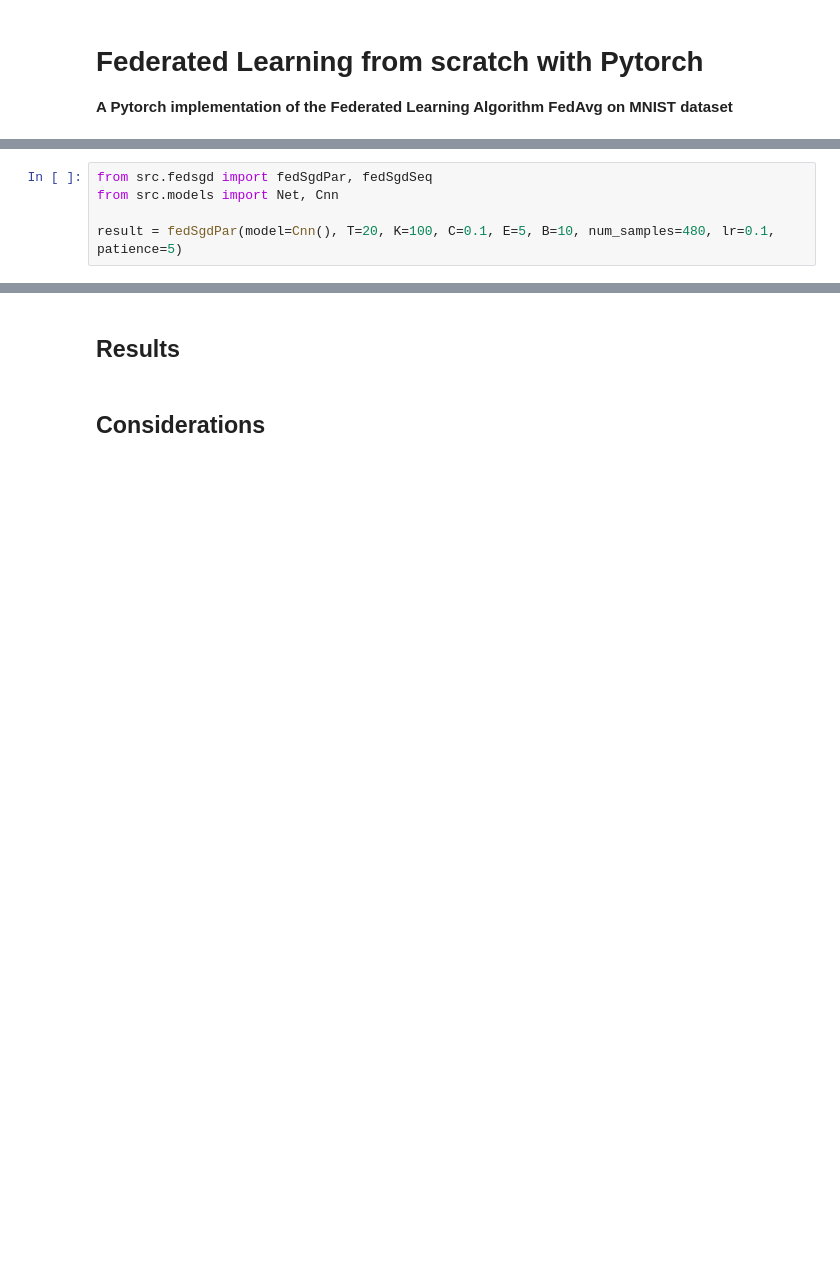
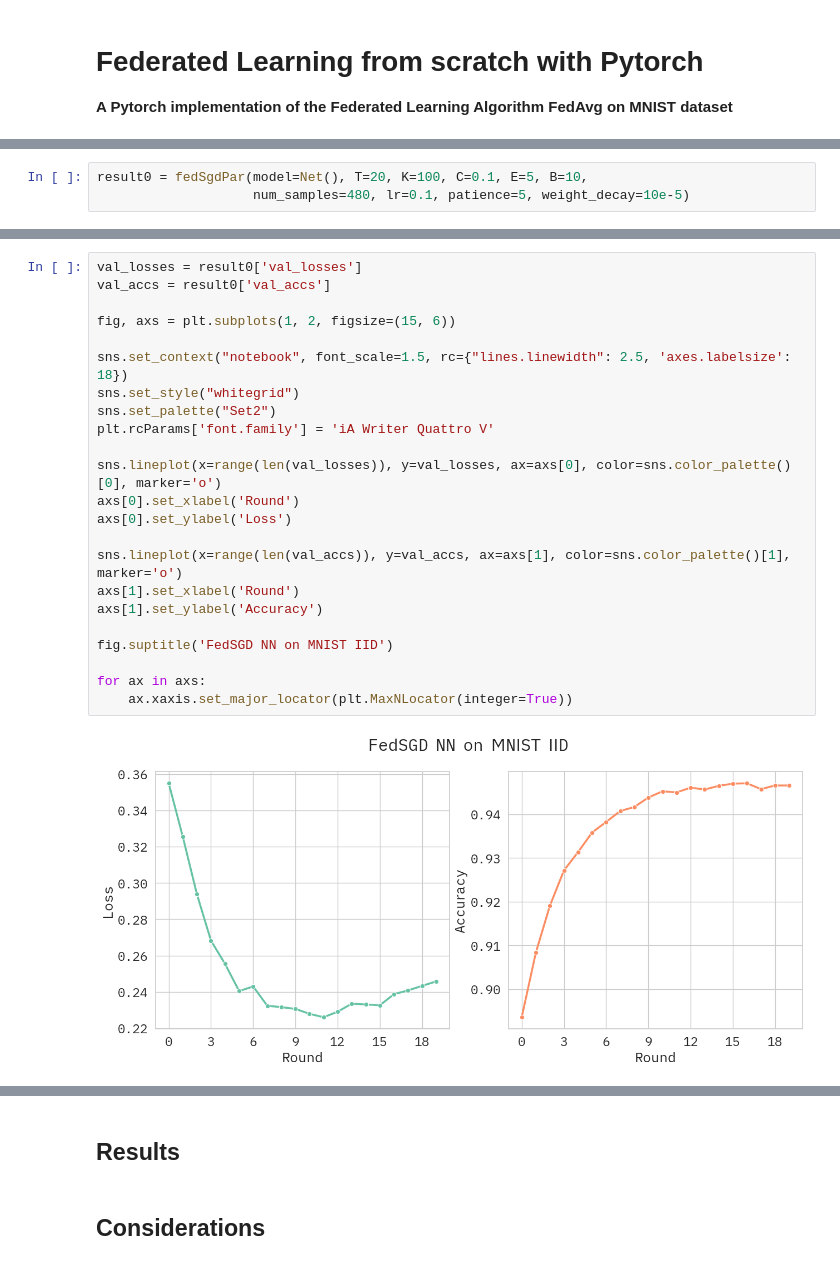
Before and after one commit to lilf4p/cl-project, a Jupyter notebook: fedSgd.ipynb, the cells around one changed output, grey strips where cells are left out. Drawn from its saved outputs; the diff is of its cells as text; blank space fills up the shorter version.

```diff
--- a/fedSgd.ipynb
+++ b/fedSgd.ipynb
@@ -124,7 +116,5 @@ This implemenation allows to test different configurations of the algorithm. In
 # %%
-from src.fedsgd import fedSgdPar, fedSgdSeq
-from src.models import Net, Cnn
-
-result = fedSgdPar(model=Cnn(), T=20, K=100, C=0.1, E=5, B=10, num_samples=480, lr=0.1, patience=5)
+result0 = fedSgdPar(model=Net(), T=20, K=100, C=0.1, E=5, B=10,
+                    num_samples=480, lr=0.1, patience=5, weight_decay=10e-5)
 # %% [output]
 Running the Parallel implementation FedSGD on MNIST dataset
@@ -135,0 +136,25 @@ Server - Val loss: 0.135, Val accuracy: 0.961
+# %%
+val_losses = result0['val_losses']
+val_accs = result0['val_accs']
+
+fig, axs = plt.subplots(1, 2, figsize=(15, 6))
+
+sns.set_context("notebook", font_scale=1.5, rc={"lines.linewidth": 2.5, 'axes.labelsize': 18})
+sns.set_style("whitegrid")
+sns.set_palette("Set2")
+plt.rcParams['font.family'] = 'iA Writer Quattro V'
+
+sns.lineplot(x=range(len(val_losses)), y=val_losses, ax=axs[0], color=sns.color_palette()[0], marker='o')
+axs[0].set_xlabel('Round')
+axs[0].set_ylabel('Loss')
+
+sns.lineplot(x=range(len(val_accs)), y=val_accs, ax=axs[1], color=sns.color_palette()[1], marker='o')
+axs[1].set_xlabel('Round')
+axs[1].set_ylabel('Accuracy')
+
+fig.suptitle('FedSGD NN on MNIST IID')
+
+for ax in axs:
+    ax.xaxis.set_major_locator(plt.MaxNLocator(integer=True))
+# %% [output]
+[figure, added]
```
Also changed, not shown: parts of 11 cells of this notebook, 3 other files.
